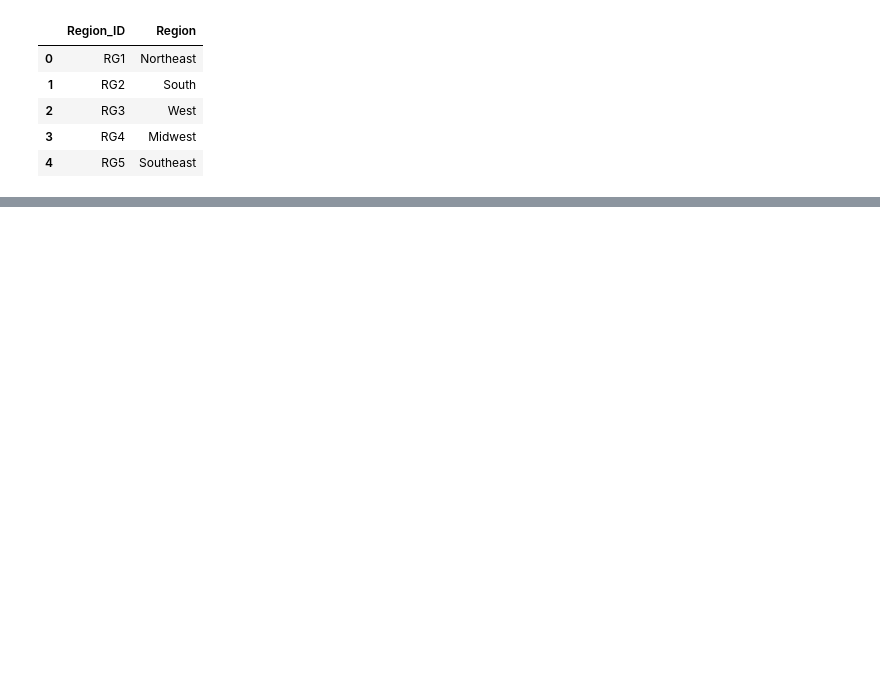
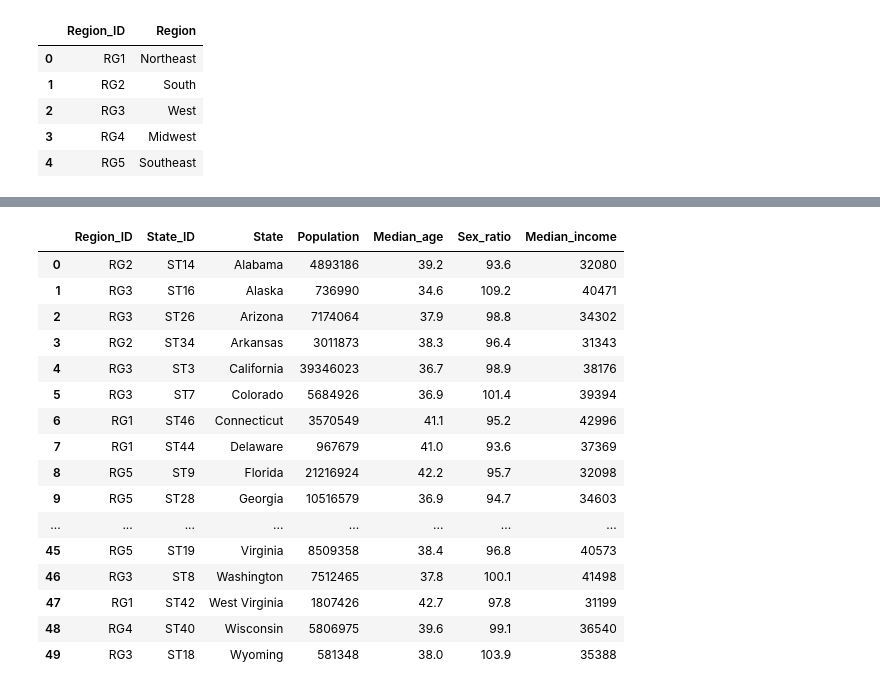
Before and after one commit to MitchellGleason/Final-Project, a Jupyter notebook: ETL_2.ipynb, the cells around one changed output, grey strips where cells are left out. Drawn from its saved outputs; the diff is of its cells as text; code cells hidden in the pictures; blank space fills up the shorter version.

```diff
--- a/ETL_2.ipynb
+++ b/ETL_2.ipynb
@@ -206,0 +282,31 @@ retailers.to_csv('Retailers.csv',index = False)
+# %%
+#Rename the States Data Frame
+
+States_df.rename(columns={'State ID' :'State_ID','Total population':'Population','Median age (years)':
+                                      'Median_age','Sex ratio (males per 100 females)' : 'Sex_ratio','Median earnings (dollars)'
+                                      : 'Median_income'}, inplace = True)
+
+
+#Reindexing the States_df
+States_df =States_df.reindex(['Region_ID','State_ID','State','Population','Median_age','Sex_ratio','Median_income']
+                             , axis=1)
+
+States_df
+# %% [output]
+|  | Region_ID | State_ID | State | Population | Median_age | Sex_ratio | Median_income |
+| 0 | RG2 | ST14 | Alabama | 4893186 | 39.2 | 93.6 | 32080 |
+| 1 | RG3 | ST16 | Alaska | 736990 | 34.6 | 109.2 | 40471 |
+| 2 | RG3 | ST26 | Arizona | 7174064 | 37.9 | 98.8 | 34302 |
+| 3 | RG2 | ST34 | Arkansas | 3011873 | 38.3 | 96.4 | 31343 |
+| 4 | RG3 | ST3 | California | 39346023 | 36.7 | 98.9 | 38176 |
+| 5 | RG3 | ST7 | Colorado | 5684926 | 36.9 | 101.4 | 39394 |
+| 6 | RG1 | ST46 | Connecticut | 3570549 | 41.1 | 95.2 | 42996 |
+| 7 | RG1 | ST44 | Delaware | 967679 | 41.0 | 93.6 | 37369 |
+| 8 | RG5 | ST9 | Florida | 21216924 | 42.2 | 95.7 | 32098 |
+| 9 | RG5 | ST28 | Georgia | 10516579 | 36.9 | 94.7 | 34603 |
+| ... | ... | ... | ... | ... | ... | ... | ... |
+| 45 | RG5 | ST19 | Virginia | 8509358 | 38.4 | 96.8 | 40573 |
+| 46 | RG3 | ST8 | Washington | 7512465 | 37.8 | 100.1 | 41498 |
+| 47 | RG1 | ST42 | West Virginia | 1807426 | 42.7 | 97.8 | 31199 |
+| 48 | RG4 | ST40 | Wisconsin | 5806975 | 39.6 | 99.1 | 36540 |
+| 49 | RG3 | ST18 | Wyoming | 581348 | 38.0 | 103.9 | 35388 |
```
Also changed, not shown: parts of 16 cells of this notebook, 3 other files.
